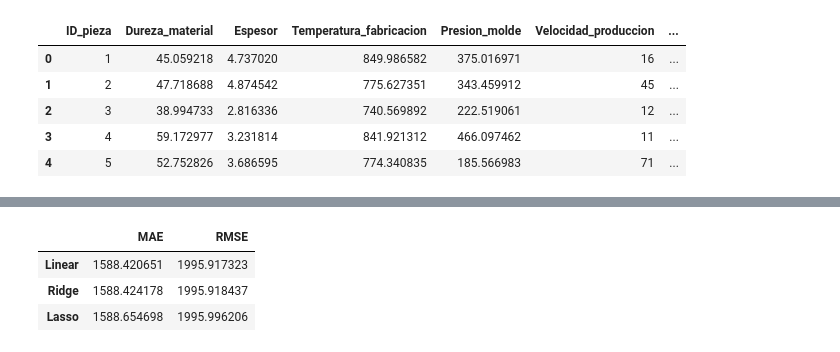
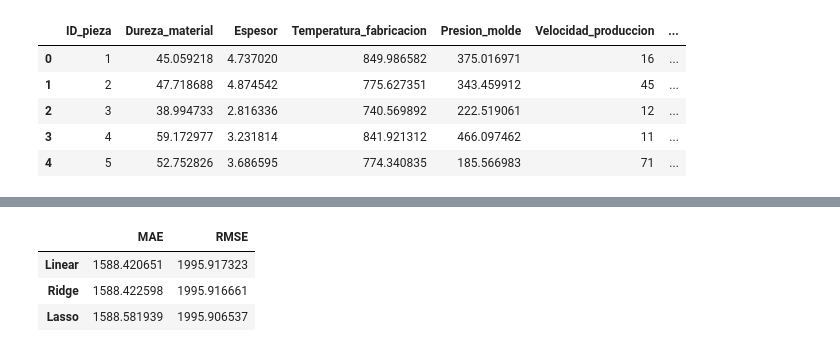
Before and after one commit to dtoralg/IE_Calidad_ML, a Jupyter notebook: Ejercicios/Modulo 5/Modulo_5_Ejercicio_2_Regularizacion_L1_L2_Resuelto.ipynb, the cells around one changed output, grey strips where cells are left out. Cells and saved outputs as stored; diff of their text form; code cells hidden in the pictures.

```diff
--- a/Ejercicios/Modulo 5/Modulo_5_Ejercicio_2_Regularizacion_L1_L2_Resuelto.ipynb
+++ b/Ejercicios/Modulo 5/Modulo_5_Ejercicio_2_Regularizacion_L1_L2_Resuelto.ipynb
@@ -68,40 +36,46 @@ memory usage: 3.8+ MB
 # %%
-# Celda 4: Preparación del dataset
+# Celda 3: Preprocesamiento manual
+# Eliminar ID y separar variables
 X = df.drop(columns=['ID_pieza', 'Durabilidad'])
 y = df['Durabilidad']
-cat_cols = X.select_dtypes(include='object').columns.tolist()
-num_cols = X.select_dtypes(exclude='object').columns.tolist()
-preprocessor = ColumnTransformer([
-    ('num', Pipeline([
-        ('imputer', SimpleImputer(strategy='median')),
-        ('scaler', StandardScaler())]), num_cols),
-    ('cat', OneHotEncoder(handle_unknown='ignore'), cat_cols)
-])
+
+# Separar columnas categóricas y numéricas
+cat_cols = X.select_dtypes(include='object').columns
+num_cols = X.select_dtypes(exclude='object').columns
+
+# Imputar valores numéricos
+imputer = SimpleImputer(strategy='median')
+X[num_cols] = imputer.fit_transform(X[num_cols])
+
+# Codificar variables categóricas
+X = pd.get_dummies(X, columns=cat_cols, drop_first=True)
+
+# Escalar variables
+scaler = StandardScaler()
+X_scaled = scaler.fit_transform(X)
 # %%
-# Celda 5: División en entrenamiento y prueba
-X_train, X_test, y_train, y_test = train_test_split(X, y, test_size=0.2, random_state=42)
+# Celda 4: División en train y test
+X_train, X_test, y_train, y_test = train_test_split(X_scaled, y, test_size=0.2, random_state=42)
 # %%
-# Celda 6: Entrenamiento de modelos Linear, Ridge y Lasso
+# Celda 5: Entrenamiento de modelos Linear, Ridge y Lasso
 modelos = {
     'Linear': LinearRegression(),
     'Ridge': Ridge(alpha=10),
     'Lasso': Lasso(alpha=10)
 }
 resultados = {}
 for nombre, modelo in modelos.items():
-    pipe = Pipeline([
-        ('preproc', preprocessor),
-        ('model', modelo)
-    ])
-    pipe.fit(X_train, y_train)
-    y_pred = pipe.predict(X_test)
+    modelo.fit(X_train, y_train)
+    y_pred = modelo.predict(X_test)
     mae = mean_absolute_error(y_test, y_pred)
     rmse = np.sqrt(mean_squared_error(y_test, y_pred))
-    resultados[nombre] = {'MAE': mae, 'RMSE': rmse, 'modelo': pipe.named_steps['model'], 'pipeline': pipe}
+    resultados[nombre] = {'MAE': mae, 'RMSE': rmse, 'coef': modelo.coef_}
+
+# Mostrar métricas
 pd.DataFrame(resultados).T[['MAE', 'RMSE']]
 # %% [output]
 |  | MAE | RMSE |
 | Linear | 1588.420651 | 1995.917323 |
-| Ridge | 1588.424178 | 1995.918437 |
-| Lasso | 1588.654698 | 1995.996206 |
+| Ridge | 1588.422598 | 1995.916661 |
+| Lasso | 1588.581939 | 1995.906537 |
 # %%
```
Also changed, not shown: parts of 7 cells of this notebook.
